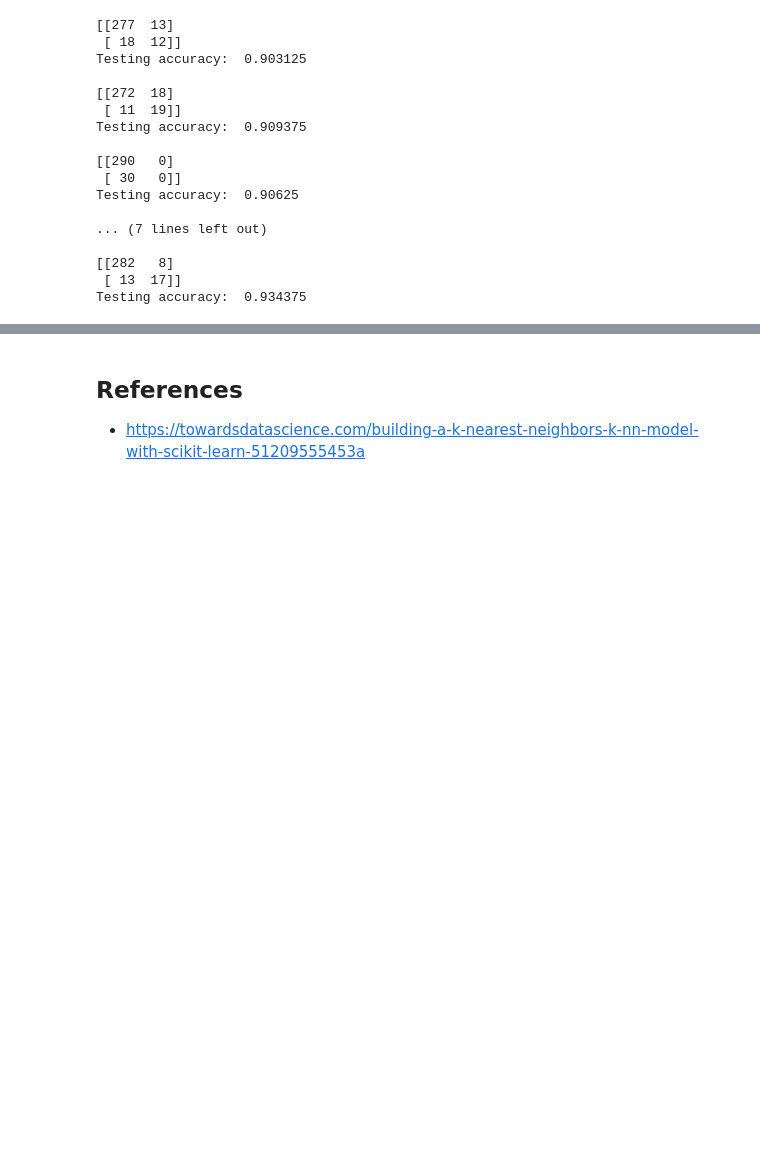
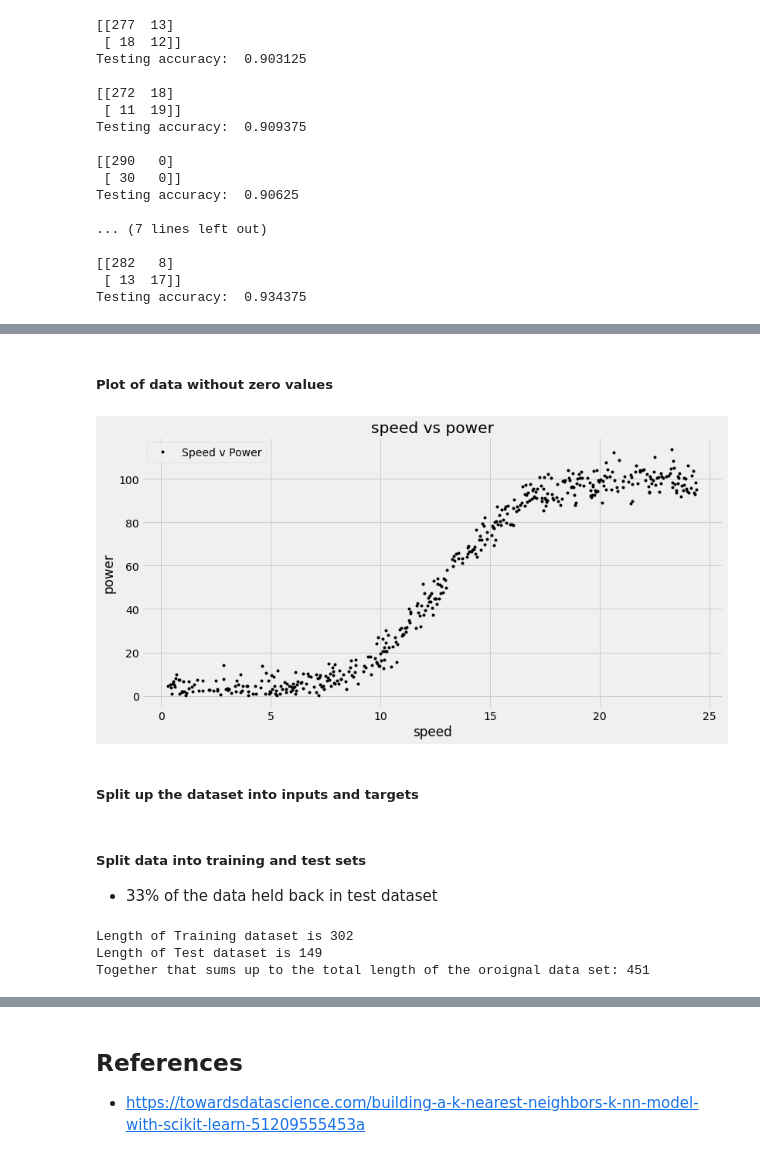
Before and after one commit to conor1982/ML_and_Stats_Assessment, a Jupyter notebook: scikit-learn.ipynb, the cells around one changed output, grey strips where cells are left out. Cells and saved outputs as stored; diff of their text form; code cells hidden in the pictures; blank space fills up the shorter version.

```diff
--- a/scikit-learn.ipynb
+++ b/scikit-learn.ipynb
@@ -691,0 +834,16 @@ Testing accuracy:  0.934375
+# %%
+#remove outliers
+ps_c = ps[ps['power']!=0].reset_index()
+# %% [markdown]
+##### Plot of data without zero values
+# %%
+#plotting the dataset
+plt.plot(ps_c['speed'],ps_c['power'],'.',color='black',label = 'Speed v Power')
+plt.title(f'{ps_c.columns[1]} vs {ps_c.columns[2]}')
+plt.xlabel(f'{ps_c.columns[1]}')
+plt.ylabel(f'{ps_c.columns[2]}')
+plt.legend();
+# %% [output]
+[figure, added]
+# %% [markdown]
+##### Split up the dataset into inputs and targets
@@ -691,0 +855,4 @@ Testing accuracy:  0.934375
+# %% [markdown]
+##### Split data into training and test sets
+
+- 33% of the data held back in test dataset
@@ -691,0 +861,8 @@ Testing accuracy:  0.934375
+# %%
+print(f'Length of Training dataset is {len(X_train)}')
+print(f'Length of Test dataset is {len(X_test)}')
+print(f'Together that sums up to the total length of the oroignal data set: {len(X_train)+len(X_test)}')
+# %% [output]
+Length of Training dataset is 302
+Length of Test dataset is 149
+Together that sums up to the total length of the oroignal data set: 451
```
Also changed, not shown: parts of 50 cells of this notebook, 6 other files.
